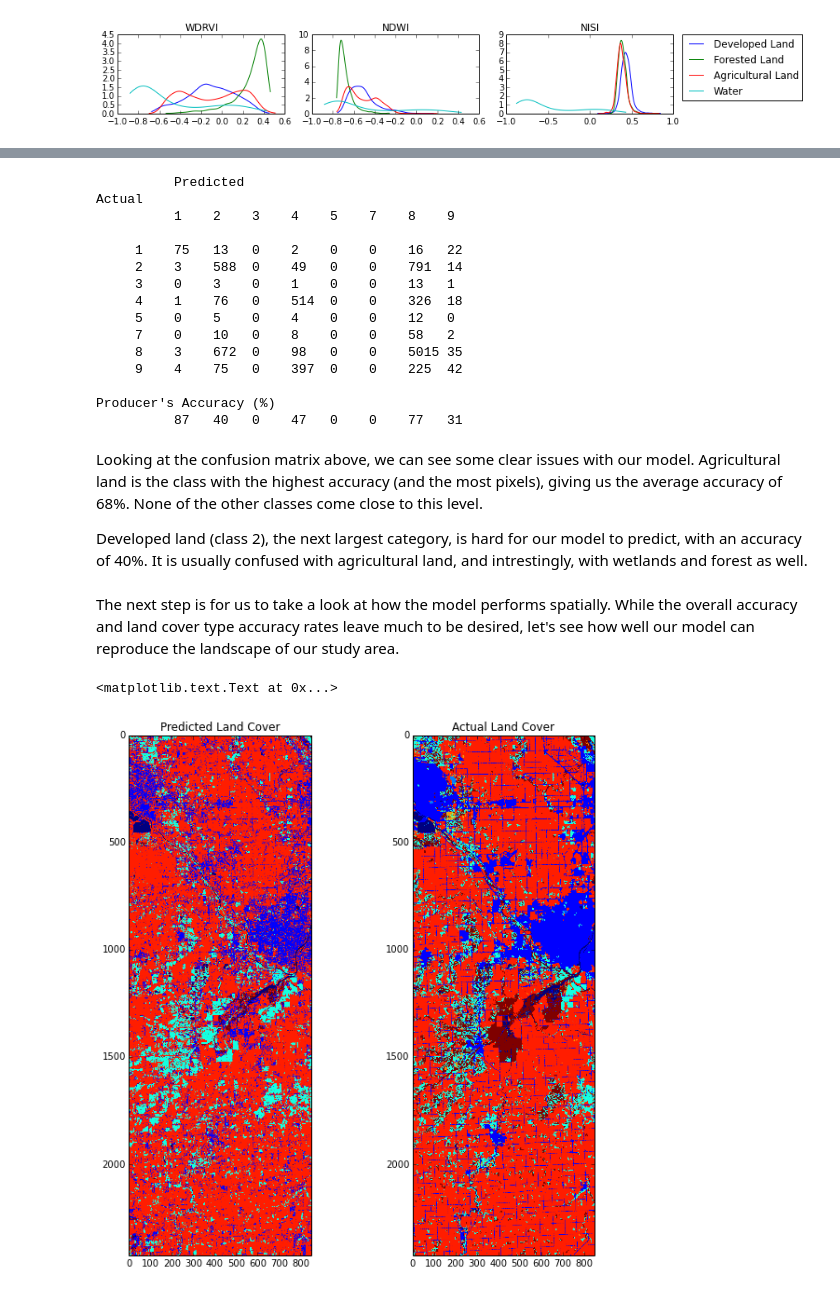
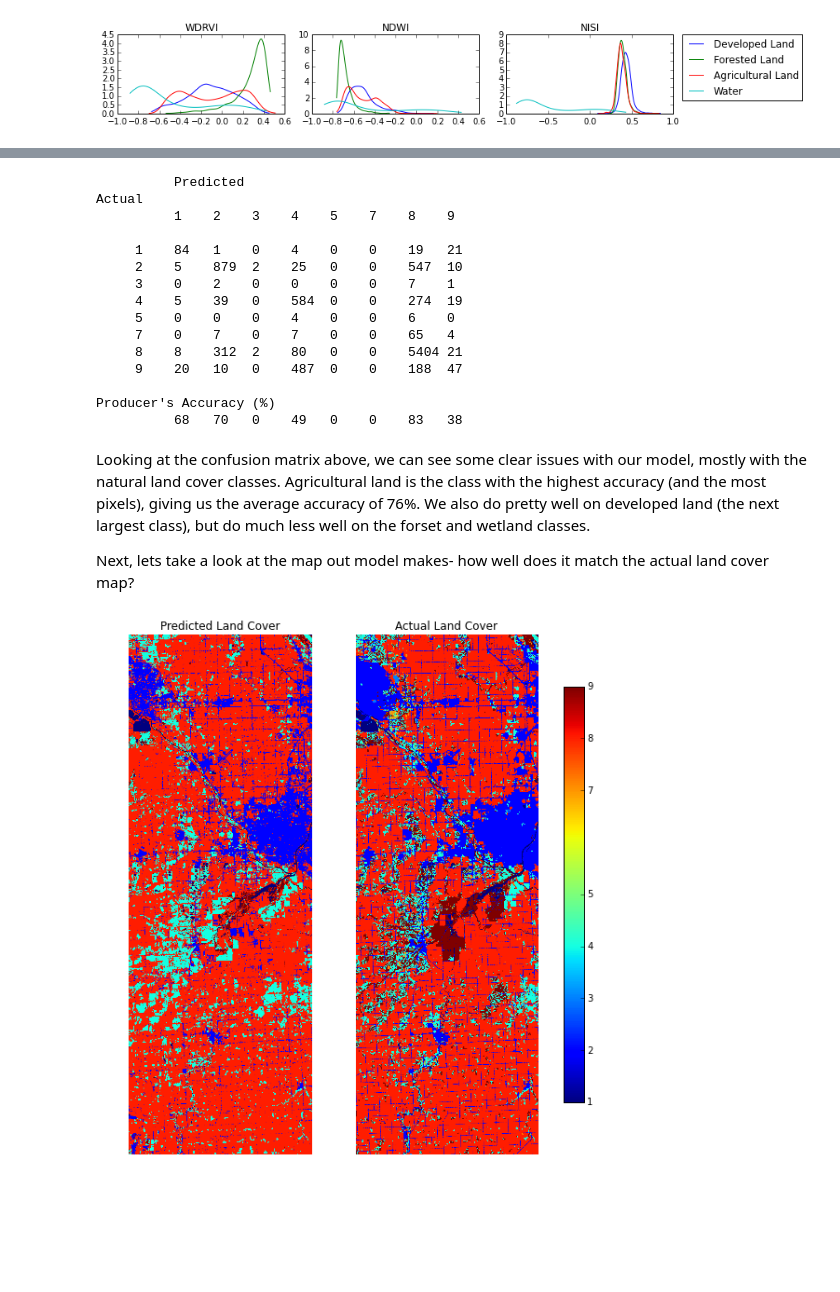
Before and after one commit to johnny313/Research, a Jupyter notebook: Satellite_Imagery_Tools/Land_Cover_Classification.ipynb, the cells around one changed output, grey strips where cells are left out. Drawn from its saved outputs; the diff is of its cells as text; code cells hidden in the pictures; blank space fills up the shorter version.

Commit message:
add model evaluation stuff

```diff
--- a/Satellite_Imagery_Tools/Land_Cover_Classification.ipynb
+++ b/Satellite_Imagery_Tools/Land_Cover_Classification.ipynb
@@ -56,14 +31,15 @@ GREEN = rast.transform_TOA(base_str, 3)
 RED = rast.transform_TOA(base_str, 4)
 NIR = rast.transform_TOA(base_str, 5)
 SWIR = rast.transform_TOA(base_str, 6)
-TIR = rast.transform_sat_brightness_temp(base_str, 11)
+TIR_1 = rast.transform_sat_brightness_temp(base_str, 10)
+TIR_2 = rast.transform_sat_brightness_temp(base_str, 11)
 
 #Wide Dynamic Range Veg Index
 WDRVI = rast.calc_normalized_diff(NIR, RED, alpha=0.2)
 #Normalized Diff Water Index
 NDWI = rast.calc_normalized_diff(GREEN, NIR, alpha=1.0)
-
-NISI_ = rast.NISI(GREEN, SWIR, NIR, TIR)
+#Normalized Impervious Surface Index
+NISI_ = rast.NISI(GREEN, SWIR, NIR, TIR_1)
 # %%
 #######################################################
 #From the NLCD FAQ: file:///Users/john/Downloads/land_use_land_cover_NLCD_mbr_3038831_01/land_use_land_cover%5Cnlcd_2011_faq.html
@@ -122,8 +99,8 @@ we will use a sampling method known as two step sampling. The procedure is relat
 See [here](http://www.lreis.ac.cn/upload/article/wjf_sampling%20review121015.pdf) for an overview of spatial sampling methods.
 # %%
 #Build the test and training datasets for our model
-test = np.dstack((simple_NLCD,WDRVI, NDWI, NISI_))[:, :850]
-train = np.dstack((simple_NLCD,WDRVI, NDWI, NISI_))[:,850:]
+test = np.dstack((simple_NLCD,WDRVI, NDWI, NISI_, RED, GREEN, NIR, SWIR, TIR_1, TIR_2))[:, :850]
+train = np.dstack((simple_NLCD,WDRVI, NDWI, NISI_, RED, GREEN, NIR, SWIR, TIR_1, TIR_2))[:,850:]
 
 #NLCD value `128` is a no data value (Lake Huron far from the shore) removing from the training data
 train_sample = np.array(stats.two_step_sample(train, 10000, (50,50)))
@@ -241,6 +269,5 @@ Running the model on our test data gives us `score: 0.68`. This is not too bad (
 # %%
-import pandas as pd
-
+#convenience function for showing the confusion matrix
 def pad_cell(x):
     while len(x)<4:
         x = x + ' '
@@ -266,23 +293,21 @@ print '         ',' '.join(map(pad_cell,[str(el) for el in (np.diag(cm) / (np.su
 Actual
           1    2    3    4    5    7    8    9
 
-     1    75   13   0    2    0    0    16   22
-     2    3    588  0    49   0    0    791  14
-     3    0    3    0    1    0    0    13   1
-     4    1    76   0    514  0    0    326  18
-     5    0    5    0    4    0    0    12   0
-     7    0    10   0    8    0    0    58   2
-     8    3    672  0    98   0    0    5015 35
-     9    4    75   0    397  0    0    225  42
+     1    84   1    0    4    0    0    19   21
+     2    5    879  2    25   0    0    547  10
+     3    0    2    0    0    0    0    7    1
+     4    5    39   0    584  0    0    274  19
+     5    0    0    0    4    0    0    6    0
+     7    0    7    0    7    0    0    65   4
+     8    8    312  2    80   0    0    5404 21
+     9    20   10   0    487  0    0    188  47
 
 Producer's Accuracy (%)
-          87   40   0    47   0    0    77   31
+          68   70   0    49   0    0    83   38
 # %% [markdown]
-Looking at the confusion matrix above, we can see some clear issues with our model. Agricultural land is the class with the highest accuracy (and the most pixels), giving us the average accuracy of 68%. None of the other classes come close to this level.
+Looking at the confusion matrix above, we can see some clear issues with our model, mostly with the natural land cover classes. Agricultural land is the class with the highest accuracy (and the most pixels), giving us the average accuracy of 76%. We also do pretty well on developed land (the next largest class), but do much less well on the forset and wetland classes.
 
-Developed land (class 2), the next largest category, is hard for our model to predict, with an accuracy of 40%. It is usually confused with agricultural land, and intrestingly, with wetlands and forest as well.
+Next, lets take a look at the map out model makes- how well does it match the actual land cover map?
-# %% [markdown]
-The next step is for us to take a look at how the model performs spatially. While the overall accuracy and land cover type accuracy rates leave much to be desired, let's see how well our model can reproduce the landscape of our study area.
 # %%
 #prepare the test area of the image for prediction by the model
 pred_image = np.copy(test[:,:,0])
@@ -291,17 +316,22 @@ pred_image[_x,_y] = rf_model.predict(test[_x,_y,1:])
 # %%
 #plot the 1) predicted landcover 2) actual land cover
 
 ##
 #To Do: set color map to the one used above, add legend
 ##
 
 plt.figure(figsize = (10,10))
 ax1 = plt.subplot(121)
 ax1.imshow(pred_image)
 ax1.set_title('Predicted Land Cover')
+ax1.set_axis_off()
+
 ax2 = plt.subplot(122)
 ax2.imshow(test[:,:,0])
 ax2.set_title('Actual Land Cover')
+ax2.set_axis_off()
+
+#Add legend
+plt.colorbar(plt.imshow(test[:,:,0]), ax=[ax1, ax2], ticks=np.unique(test[:,:,0]).tolist(), shrink=0.8);
 # %% [output]
-<matplotlib.text.Text at 0x...>
-[figure, old version]
+[figure, new version]
```
Also changed, not shown: parts of 9 cells of this notebook.
